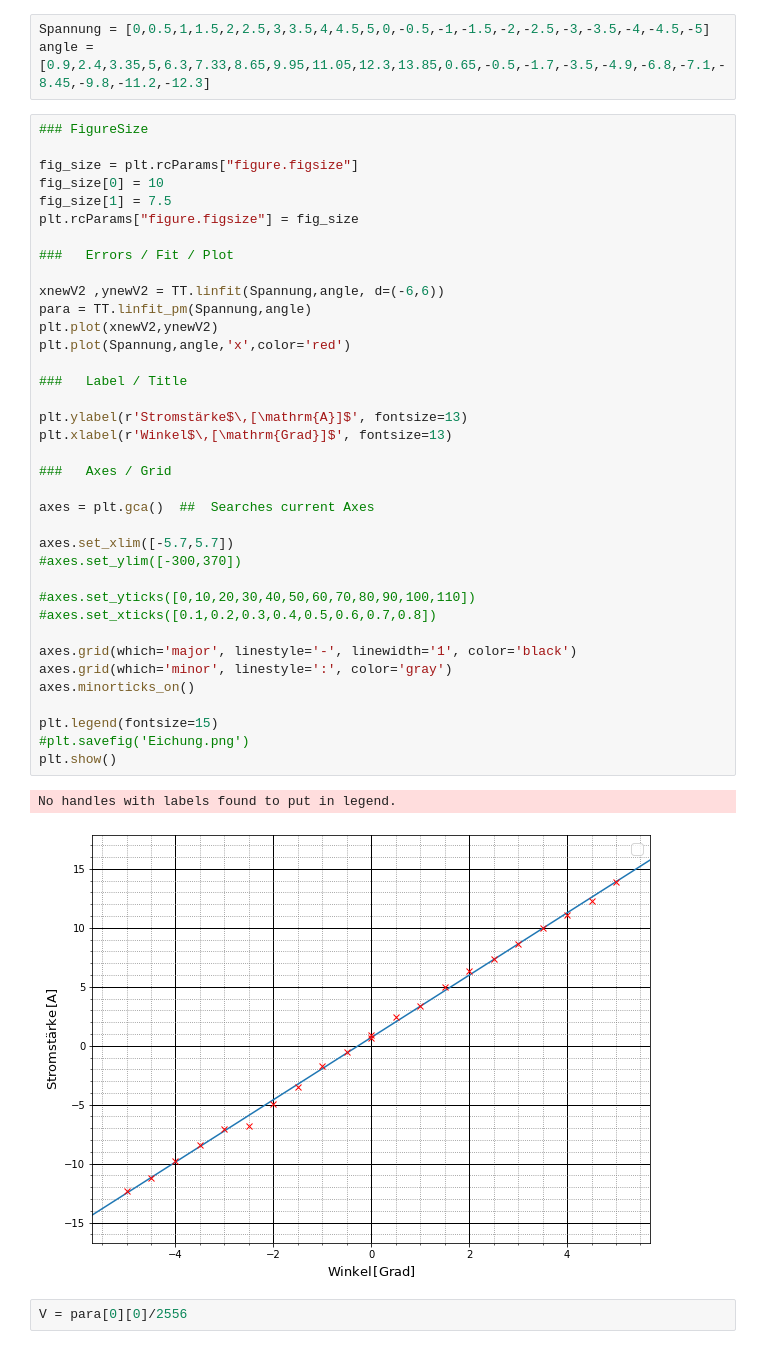
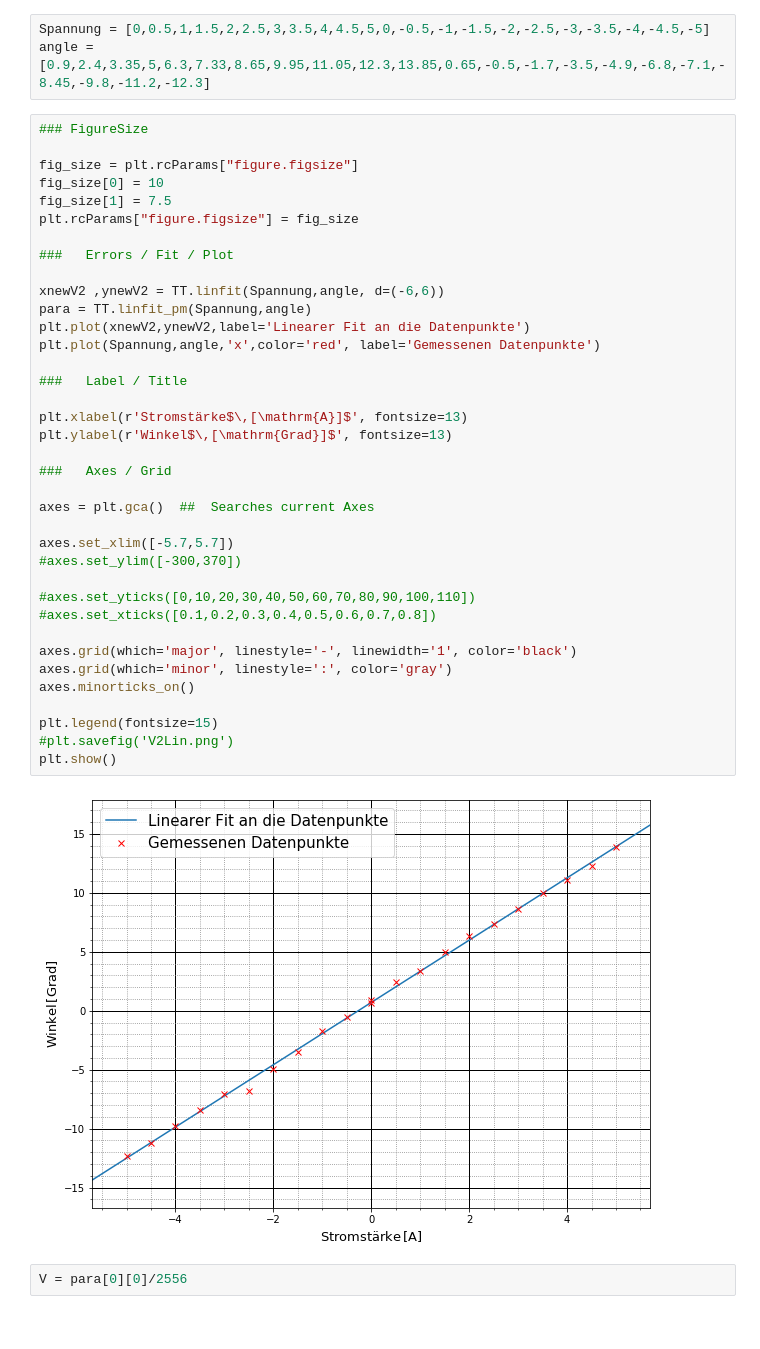
Before and after one commit to shockcookie/FP, a Jupyter notebook: Faraday-Pockels/ErikDamianPock/Farraday Pockels.ipynb, the cells around one changed output. Saved outputs shown, nothing was run; the diff lists cells and outputs as text.

```diff
--- a/Faraday-Pockels/ErikDamianPock/Farraday Pockels.ipynb
+++ b/Faraday-Pockels/ErikDamianPock/Farraday Pockels.ipynb
@@ -309,40 +315,39 @@ angle = [0.9,2.4,3.35,5,6.3,7.33,8.65,9.95,11.05,12.3,13.85,0.65,-0.5,-1.7,-3.5,
 fig_size = plt.rcParams["figure.figsize"]
 fig_size[0] = 10
 fig_size[1] = 7.5
 plt.rcParams["figure.figsize"] = fig_size
 
 ###   Errors / Fit / Plot
 
 xnewV2 ,ynewV2 = TT.linfit(Spannung,angle, d=(-6,6))
 para = TT.linfit_pm(Spannung,angle)
-plt.plot(xnewV2,ynewV2)
-plt.plot(Spannung,angle,'x',color='red')
+plt.plot(xnewV2,ynewV2,label='Linearer Fit an die Datenpunkte')
+plt.plot(Spannung,angle,'x',color='red', label='Gemessenen Datenpunkte')
 
 ###   Label / Title
 
-plt.ylabel(r'Stromstärke$\,[\mathrm{A}]$', fontsize=13)
-plt.xlabel(r'Winkel$\,[\mathrm{Grad}]$', fontsize=13)
+plt.xlabel(r'Stromstärke$\,[\mathrm{A}]$', fontsize=13)
+plt.ylabel(r'Winkel$\,[\mathrm{Grad}]$', fontsize=13)
 
 ###   Axes / Grid
 
 axes = plt.gca()  ##  Searches current Axes
 
 axes.set_xlim([-5.7,5.7])
 #axes.set_ylim([-300,370])
 
 #axes.set_yticks([0,10,20,30,40,50,60,70,80,90,100,110])
 #axes.set_xticks([0.1,0.2,0.3,0.4,0.5,0.6,0.7,0.8])
 
 axes.grid(which='major', linestyle='-', linewidth='1', color='black')
 axes.grid(which='minor', linestyle=':', color='gray')
 axes.minorticks_on()
 
 plt.legend(fontsize=15)
-#plt.savefig('Eichung.png')
+#plt.savefig('V2Lin.png')
 plt.show()
 # %% [output]
-No handles with labels found to put in legend.
-[figure, old version]
+[figure, new version]
 # %%
 V = para[0][0]/2556
 # %%
```
Also changed, not shown: parts of 7 cells of this notebook, 44 other files.
